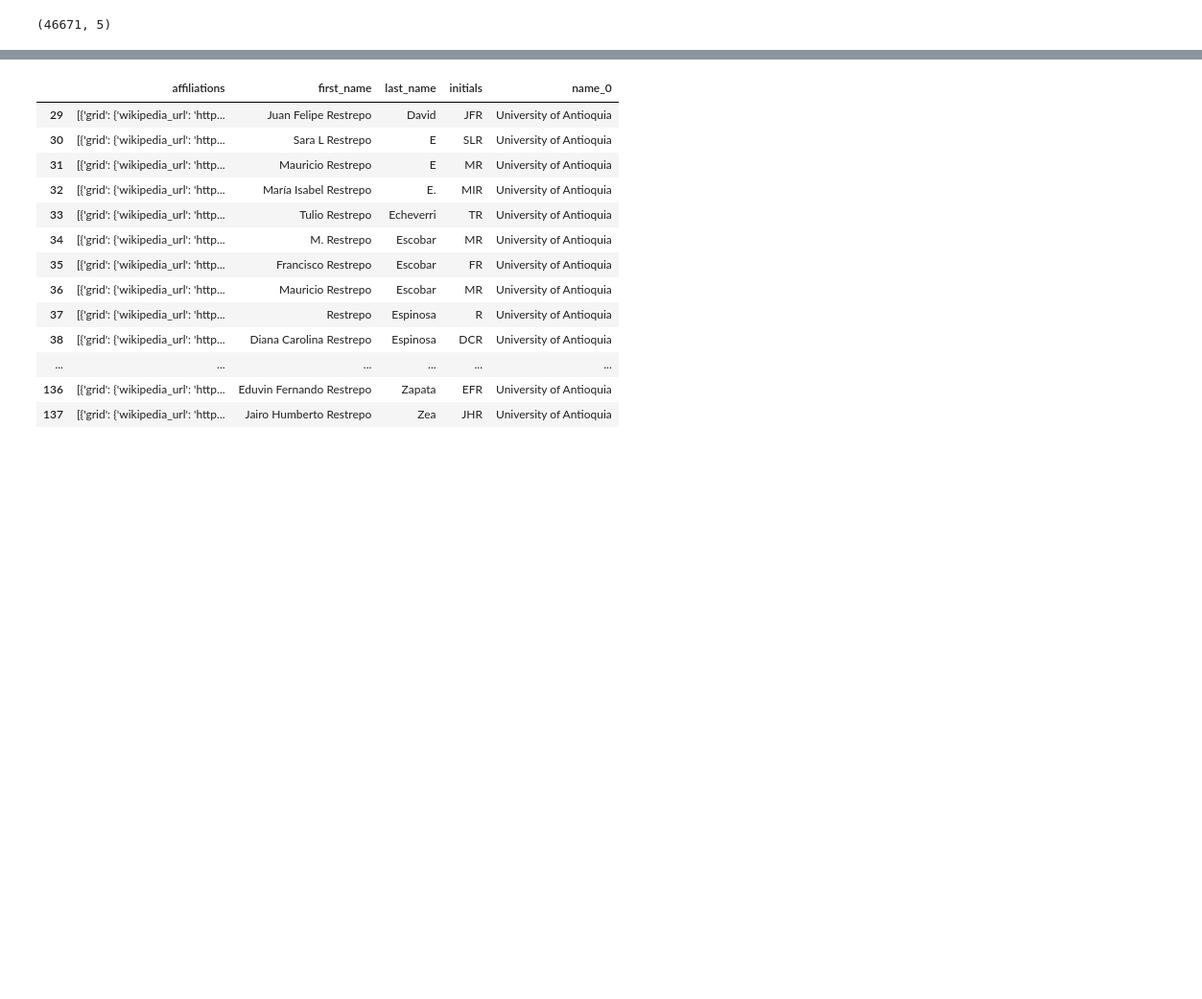
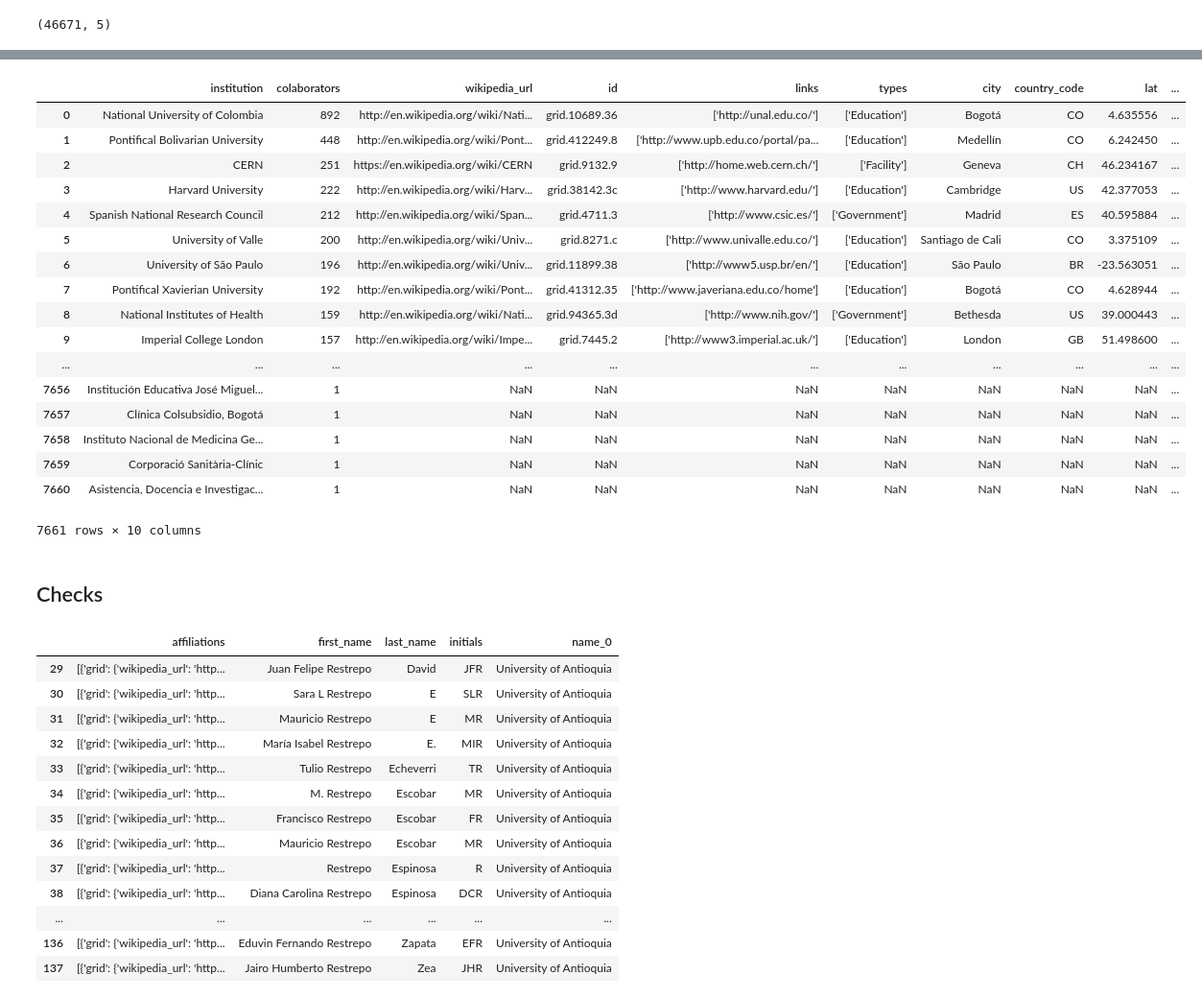
Before and after one commit to restrepo/lens, a Jupyter notebook: lens.ipynb, the cells around one changed output, grey strips where cells are left out. Shown at 96% size. Drawn from its saved outputs; the diff is of its cells as text; code cells hidden in the pictures; blank space fills up the shorter version.

```diff
--- a/lens.ipynb
+++ b/lens.ipynb
@@ -76,3 +194,26 @@ daff.shape
+# %%
+pd.read_excel('colab.xlsx')
+# %% [output]
+|  | institution | colaborators | wikipedia_url | id | links | types | city | country_code | lat | ... |
+| 0 | National University of Colombia | 892 | http://en.wikipedia.org/wiki/Nati... | grid.10689.36 | ['http://unal.edu.co/'] | ['Education'] | Bogotá | CO | 4.635556 | ... |
+| 1 | Pontifical Bolivarian University | 448 | http://en.wikipedia.org/wiki/Pont... | grid.412249.8 | ['http://www.upb.edu.co/portal/pa... | ['Education'] | Medellín | CO | 6.242450 | ... |
+| 2 | CERN | 251 | https://en.wikipedia.org/wiki/CERN | grid.9132.9 | ['http://home.web.cern.ch/'] | ['Facility'] | Geneva | CH | 46.234167 | ... |
+| 3 | Harvard University | 222 | http://en.wikipedia.org/wiki/Harv... | grid.38142.3c | ['http://www.harvard.edu/'] | ['Education'] | Cambridge | US | 42.377053 | ... |
+| 4 | Spanish National Research Council | 212 | http://en.wikipedia.org/wiki/Span... | grid.4711.3 | ['http://www.csic.es/'] | ['Government'] | Madrid | ES | 40.595884 | ... |
+| 5 | University of Valle | 200 | http://en.wikipedia.org/wiki/Univ... | grid.8271.c | ['http://www.univalle.edu.co/'] | ['Education'] | Santiago de Cali | CO | 3.375109 | ... |
+| 6 | University of São Paulo | 196 | http://en.wikipedia.org/wiki/Univ... | grid.11899.38 | ['http://www5.usp.br/en/'] | ['Education'] | São Paulo | BR | -23.563051 | ... |
+| 7 | Pontifical Xavierian University | 192 | http://en.wikipedia.org/wiki/Pont... | grid.41312.35 | ['http://www.javeriana.edu.co/home'] | ['Education'] | Bogotá | CO | 4.628944 | ... |
+| 8 | National Institutes of Health | 159 | http://en.wikipedia.org/wiki/Nati... | grid.94365.3d | ['http://www.nih.gov/'] | ['Government'] | Bethesda | US | 39.000443 | ... |
+| 9 | Imperial College London | 157 | http://en.wikipedia.org/wiki/Impe... | grid.7445.2 | ['http://www3.imperial.ac.uk/'] | ['Education'] | London | GB | 51.498600 | ... |
+| ... | ... | ... | ... | ... | ... | ... | ... | ... | ... | ... |
+| 7656 | Institución Educativa José Miguel... | 1 | NaN | NaN | NaN | NaN | NaN | NaN | NaN | ... |
+| 7657 | Clínica Colsubsidio, Bogotá | 1 | NaN | NaN | NaN | NaN | NaN | NaN | NaN | ... |
+| 7658 | Instituto Nacional de Medicina Ge... | 1 | NaN | NaN | NaN | NaN | NaN | NaN | NaN | ... |
+| 7659 | Corporació Sanitària-Clínic | 1 | NaN | NaN | NaN | NaN | NaN | NaN | NaN | ... |
+| 7660 | Asistencia, Docencia e Investigac... | 1 | NaN | NaN | NaN | NaN | NaN | NaN | NaN | ... |
+7661 rows × 10 columns
+# %% [markdown]
+## Checks
 # %%
 autores_udea=daff[daff.name_0=='University of Antioquia'].reset_index(drop=True)
 # %%
```
Also changed, not shown: parts of 34 cells of this notebook.
